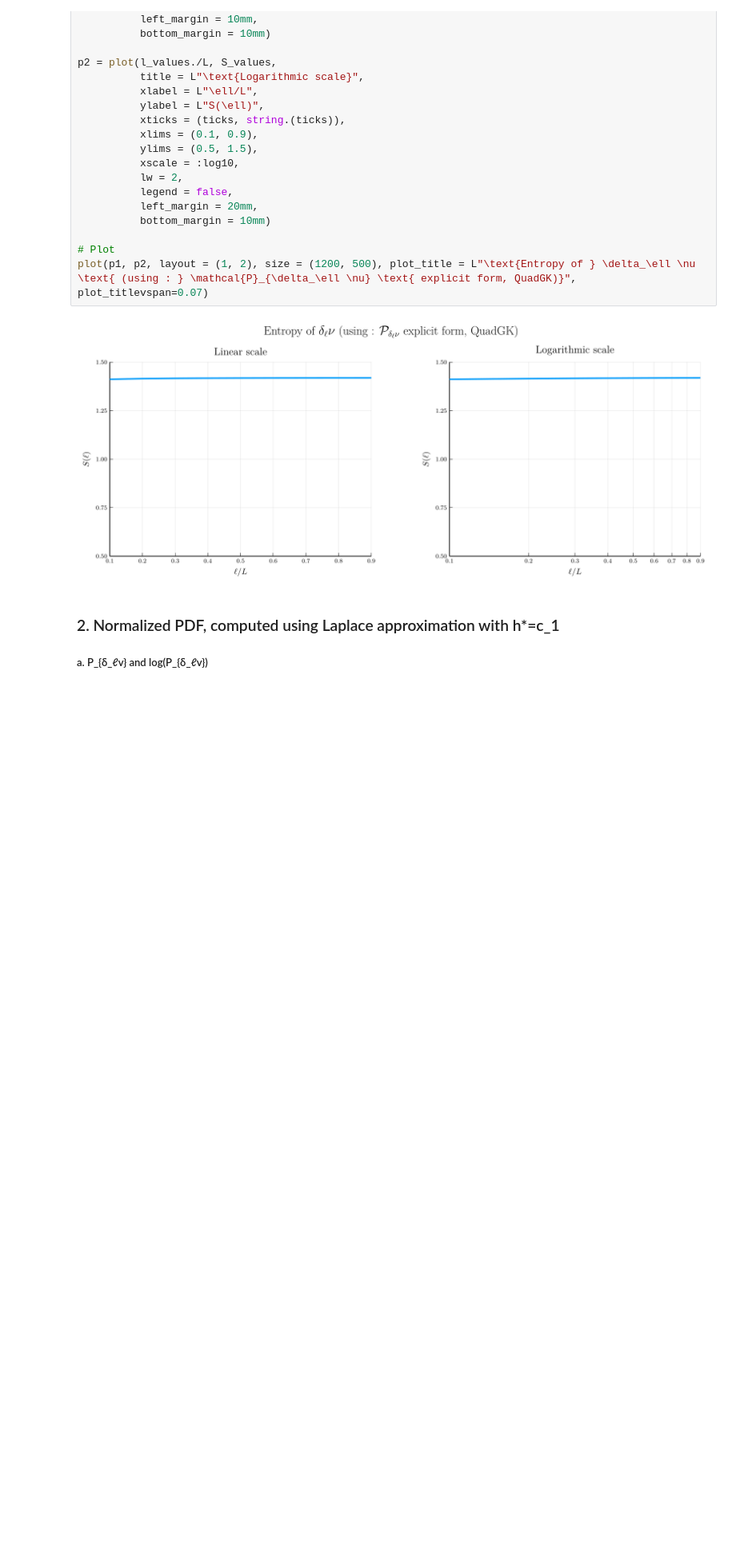
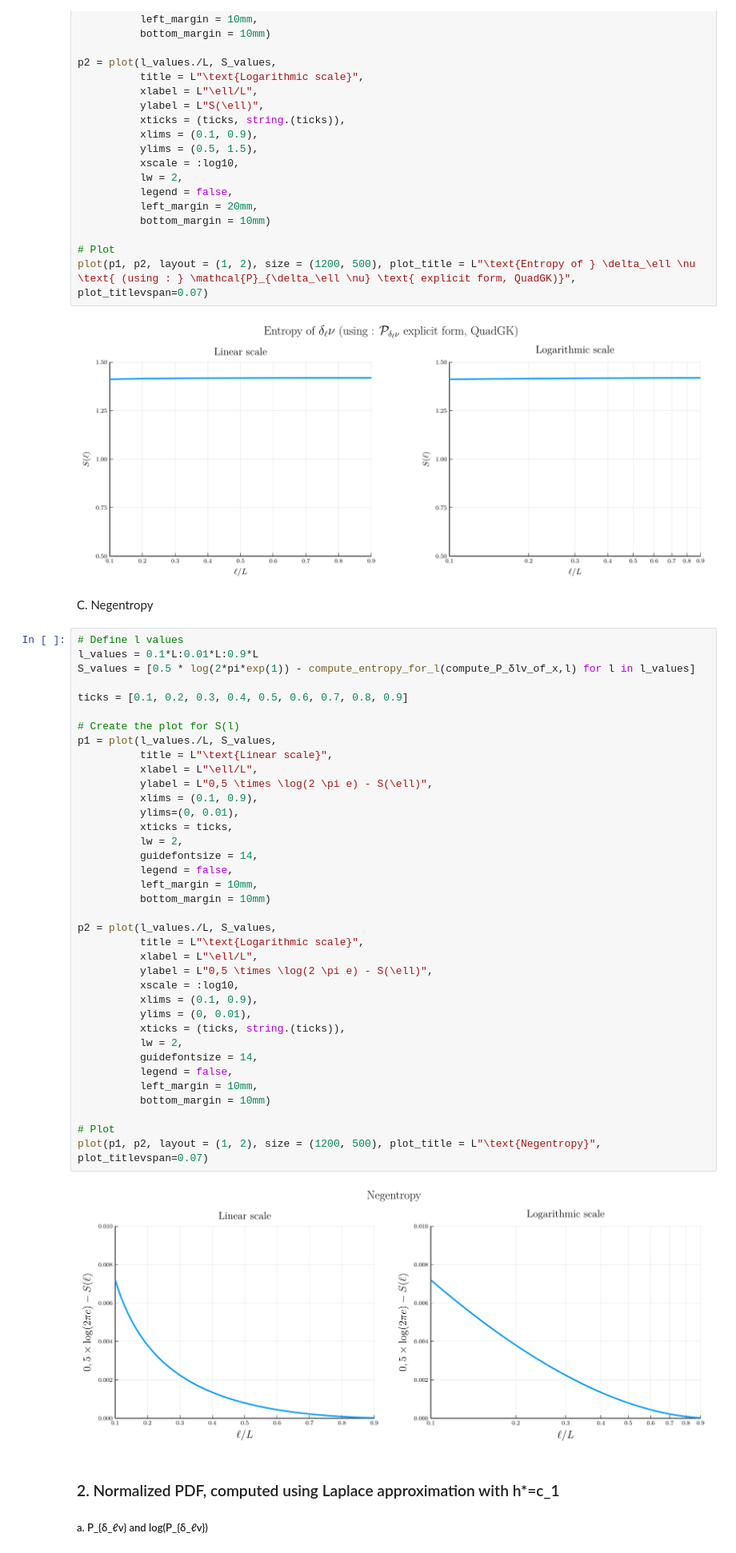
Before and after one commit to pleflohic/turbulence-velocity-increments, a Jupyter notebook: notebooks/normalized.ipynb, the cells around one changed output. Shown at 80% size. Saved outputs shown, nothing was run; the diff lists cells and outputs as text; blank space fills up the shorter version.

Commit message:
add negentropy

```diff
--- a/notebooks/normalized.ipynb
+++ b/notebooks/normalized.ipynb
@@ -156,6 +156,47 @@ p2 = plot(l_values./L, S_values,
 plot(p1, p2, layout = (1, 2), size = (1200, 500), plot_title = L"\text{Entropy of } \delta_\ell \nu \text{ (using : } \mathcal{P}_{\delta_\ell \nu} \text{ explicit form, QuadGK)}", plot_titlevspan=0.07)
 # %% [output]
 [figure]
+# %% [markdown]
+C. Negentropy
+# %%
+# Define l values
+l_values = 0.1*L:0.01*L:0.9*L
+S_values = [0.5 * log(2*pi*exp(1)) - compute_entropy_for_l(compute_P_δlv_of_x,l) for l in l_values]
+
+ticks = [0.1, 0.2, 0.3, 0.4, 0.5, 0.6, 0.7, 0.8, 0.9]
+
+# Create the plot for S(l)
+p1 = plot(l_values./L, S_values,
+          title = L"\text{Linear scale}",
+          xlabel = L"\ell/L",
+          ylabel = L"0,5 \times \log(2 \pi e) - S(\ell)",
+          xlims = (0.1, 0.9),
+          ylims=(0, 0.01),
+          xticks = ticks,
+          lw = 2,
+          guidefontsize = 14,
+          legend = false,
+          left_margin = 10mm,
+          bottom_margin = 10mm)
+
+p2 = plot(l_values./L, S_values,
+          title = L"\text{Logarithmic scale}",
+          xlabel = L"\ell/L",
+          ylabel = L"0,5 \times \log(2 \pi e) - S(\ell)",
+          xscale = :log10,
+          xlims = (0.1, 0.9),
+          ylims = (0, 0.01),
+          xticks = (ticks, string.(ticks)),
+          lw = 2,
+          guidefontsize = 14,
+          legend = false,
+          left_margin = 10mm,
+          bottom_margin = 10mm)
+
+# Plot
+plot(p1, p2, layout = (1, 2), size = (1200, 500), plot_title = L"\text{Negentropy}", plot_titlevspan=0.07)
+# %% [output]
+[figure, added]
 # %% [markdown]
 ### 2. Normalized PDF, computed using Laplace approximation with h*=c_1
 
```
Also changed, not shown: 1 other file.
